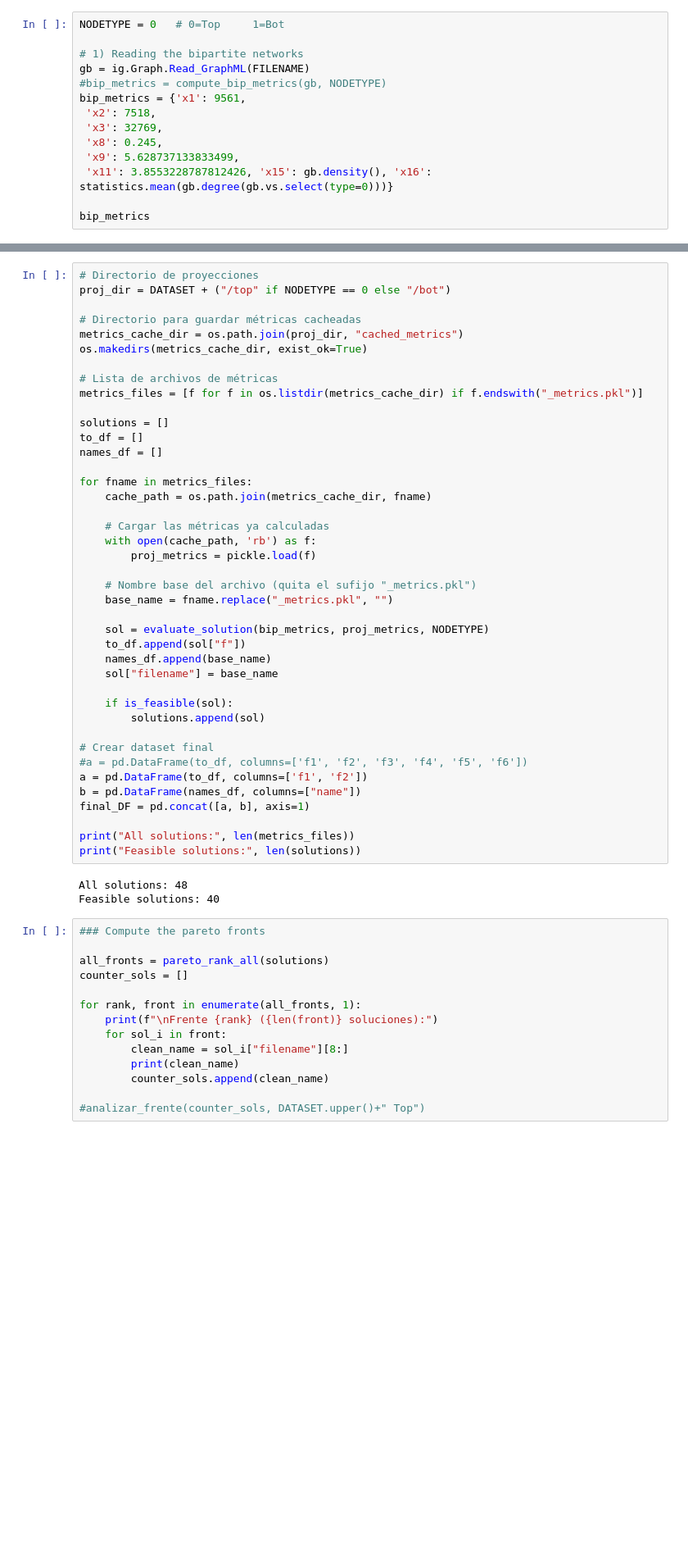
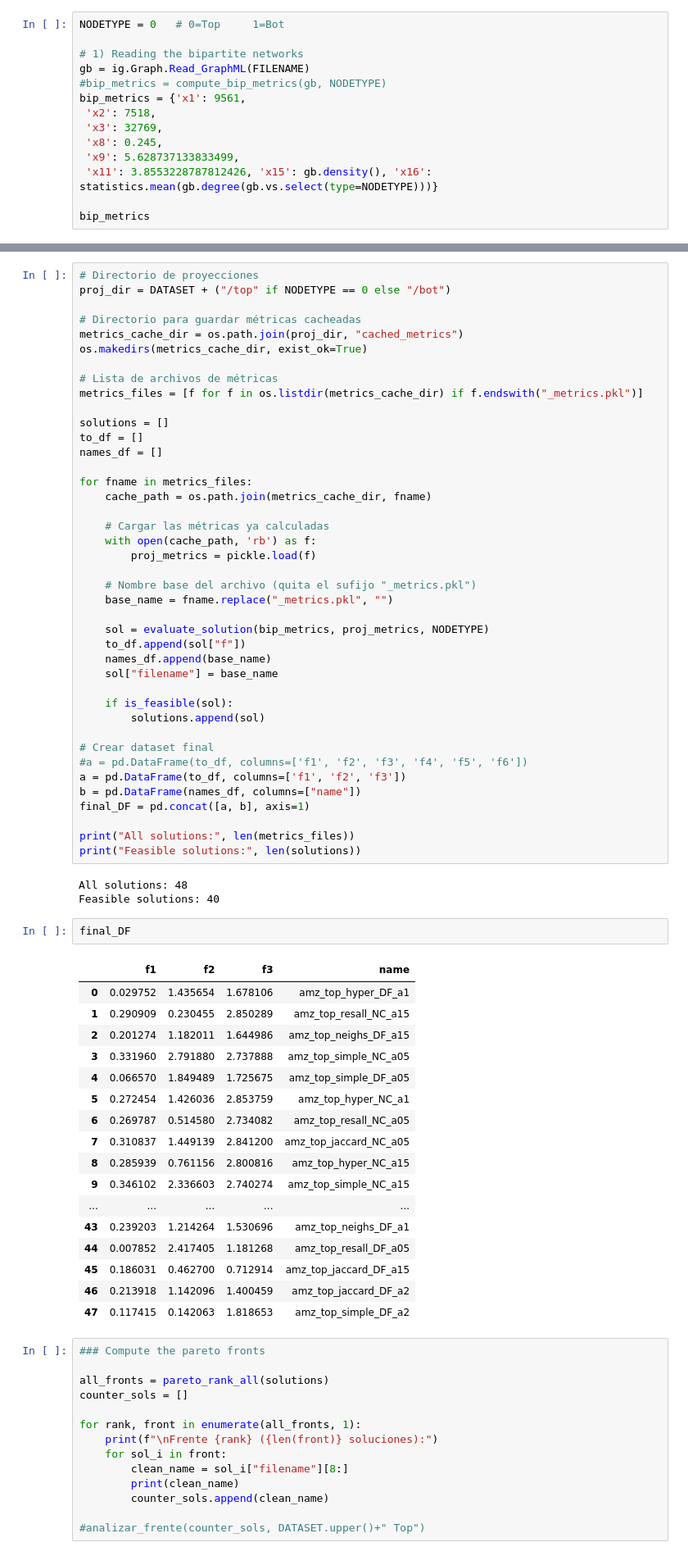
Before and after one commit to diazmx/phd-thesis-lab, a Jupyter notebook: 13-paper-modelling/03-SimpleAnalysis.ipynb, the cells around one changed output, grey strips where cells are left out. Shown at 82% size. Saved outputs shown, nothing was run; the diff lists cells and outputs as text; blank space fills up the shorter version.

```diff
--- a/13-paper-modelling/03-SimpleAnalysis.ipynb
+++ b/13-paper-modelling/03-SimpleAnalysis.ipynb
@@ -71,7 +71,7 @@ bip_metrics = {'x1': 9561,
  'x3': 32769,
  'x8': 0.245,
  'x9': 5.628737133833499,
- 'x11': 3.8553228787812426, 'x15': gb.density(), 'x16': statistics.mean(gb.degree(gb.vs.select(type=0)))}
+ 'x11': 3.8553228787812426, 'x15': gb.density(), 'x16': statistics.mean(gb.degree(gb.vs.select(type=NODETYPE)))}
 
 bip_metrics
 # %% [output]
@@ -118,7 +118,7 @@ for fname in metrics_files:
 
 # Crear dataset final
 #a = pd.DataFrame(to_df, columns=['f1', 'f2', 'f3', 'f4', 'f5', 'f6'])
-a = pd.DataFrame(to_df, columns=['f1', 'f2'])
+a = pd.DataFrame(to_df, columns=['f1', 'f2', 'f3'])
 b = pd.DataFrame(names_df, columns=["name"])
 final_DF = pd.concat([a, b], axis=1)
 
@@ -127,6 +127,26 @@ print("Feasible solutions:", len(solutions))
 # %% [output]
 All solutions: 48
 Feasible solutions: 40
+# %%
+final_DF
+# %% [output]
+|  | f1 | f2 | f3 | name |
+| 0 | 0.029752 | 1.435654 | 1.678106 | amz_top_hyper_DF_a1 |
+| 1 | 0.290909 | 0.230455 | 2.850289 | amz_top_resall_NC_a15 |
+| 2 | 0.201274 | 1.182011 | 1.644986 | amz_top_neighs_DF_a15 |
+| 3 | 0.331960 | 2.791880 | 2.737888 | amz_top_simple_NC_a05 |
+| 4 | 0.066570 | 1.849489 | 1.725675 | amz_top_simple_DF_a05 |
+| 5 | 0.272454 | 1.426036 | 2.853759 | amz_top_hyper_NC_a1 |
+| 6 | 0.269787 | 0.514580 | 2.734082 | amz_top_resall_NC_a05 |
+| 7 | 0.310837 | 1.449139 | 2.841200 | amz_top_jaccard_NC_a05 |
+| 8 | 0.285939 | 0.761156 | 2.800816 | amz_top_hyper_NC_a15 |
+| 9 | 0.346102 | 2.336603 | 2.740274 | amz_top_simple_NC_a15 |
+| ... | ... | ... | ... | ... |
+| 43 | 0.239203 | 1.214264 | 1.530696 | amz_top_neighs_DF_a1 |
+| 44 | 0.007852 | 2.417405 | 1.181268 | amz_top_resall_DF_a05 |
+| 45 | 0.186031 | 0.462700 | 0.712914 | amz_top_jaccard_DF_a15 |
+| 46 | 0.213918 | 1.142096 | 1.400459 | amz_top_jaccard_DF_a2 |
+| 47 | 0.117415 | 0.142063 | 1.818653 | amz_top_simple_DF_a2 |
 # %%
 ### Compute the pareto fronts
 
```
Also changed, not shown: parts of 2 cells of this notebook, 3 other files.
